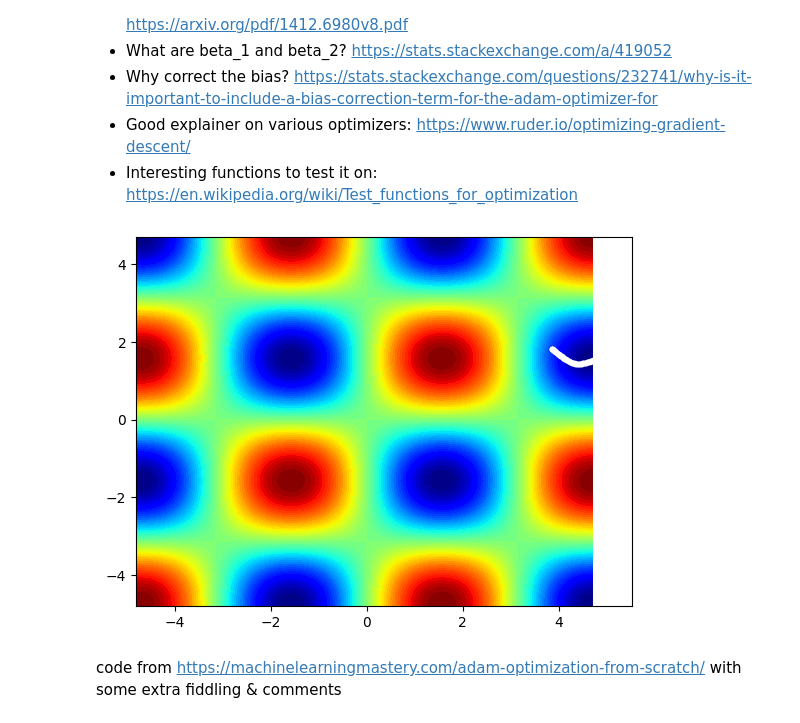
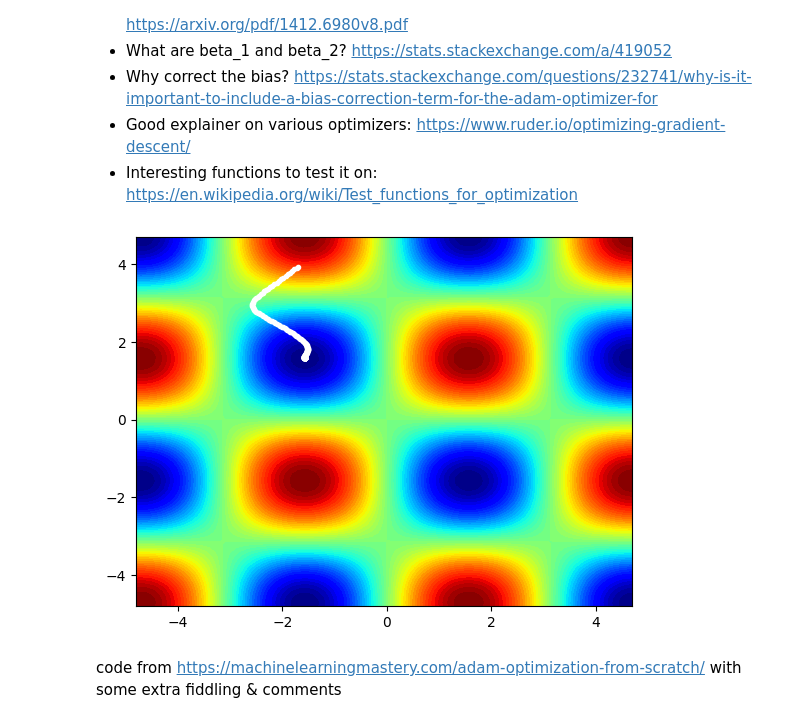
Before and after one commit to aetherclouds/torch-dqn, a Jupyter notebook: adam.ipynb, the cells around one changed output. Cells and saved outputs as stored; diff of their text form; code cells hidden in the pictures.

```diff
--- a/adam.ipynb
+++ b/adam.ipynb
@@ -74,42 +74,38 @@ def adam(n_steps, bounds, learning_rate, beta1, beta2, obj_fun, deriv_obj_fun, e
             # delta = -learning_rate * (corrected_c_g_s[axis])
             point[axis] += delta
         solutions.append(point)
-        cost = objective_function(point[0], point[1])
-        # if we get close enough, just return it already
-        # if cost <= -.99:
-        #     return solutions
     return solutions
 
 # some hyperparameters
 n_steps = 200
 bounds = asarray([
     [-4, 4],
     [-4, 4]
 ])
-beta1 = .99
+beta1 = .9
 beta2 = .999
 learning_rate = 0.01
 # compute targets
 results = adam(n_steps, bounds, learning_rate, beta1, beta2, objective_function, derivative_objective_function)
 results = asarray(results)
 
 # create a display that's larger in case the algorithm goes out of bounds
 f_bounds = bounds.copy() * 1.2
 # sample input range uniformly at 0.1 increments
 xaxis = arange(f_bounds[0,0], f_bounds[0,1], 0.1)
 yaxis = arange(f_bounds[1,0], f_bounds[1,1], 0.1)
 # create a mesh from the axis
 x, y = meshgrid(xaxis, yaxis)
 # get result (z) for mesh
 z = objective_function(x, y)
 
 fig = plt.figure()
 # create a filled contour plot with 50 levels and jet color scheme
 plt.contourf(x, y, z, levels=50, cmap='jet')
 plt.plot(results[:, 0], results[:, 1], '.-', color='w')
 plt.show()
 # %% [output]
-[figure, old version]
+[figure, new version]
 # %% [markdown]
 code from https://machinelearningmastery.com/adam-optimization-from-scratch/
 with some extra fiddling & comments
```
Also changed, not shown: parts of 1 cell of this notebook.
